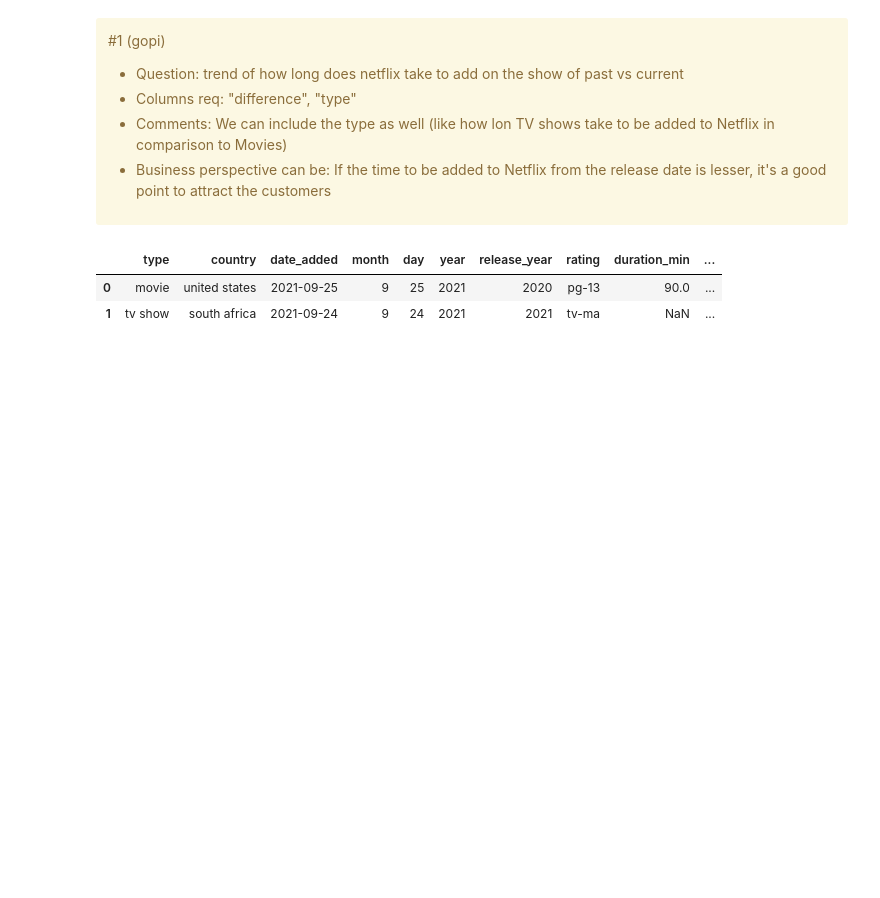
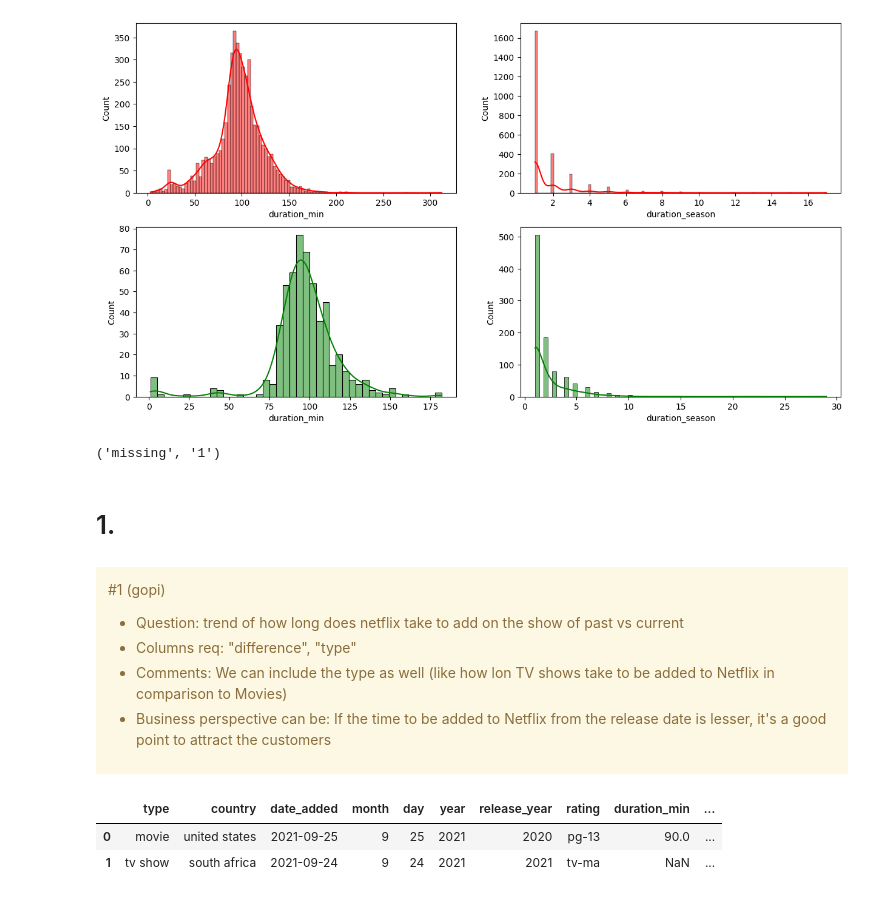
Before and after one commit to RickyMiura/Netflix-Hulu-EDA, a Jupyter notebook: plotting_gopi.ipynb, the cells around one changed output. Saved outputs shown, nothing was run; the diff lists cells and outputs as text; code cells hidden in the pictures; blank space fills up the shorter version.

```diff
--- a/plotting_gopi.ipynb
+++ b/plotting_gopi.ipynb
@@ -9,3 +80,25 @@ data = pd.read_csv("Netflix_cleaned_1.csv")
+# %%
+hulu['duration_season'].replace('na', np.nan, inplace=True)
+hulu['duration_min'].replace('missing', np.nan, inplace=True)
+# %%
+hulu['duration_min'] = hulu['duration_min'].astype(float)
+hulu['duration_season'] = hulu['duration_season'].astype(float)
+# %%
+fig, ax = plt.subplots(2,2,figsize=(15,8))
+sns.histplot(netflix['duration_min'], label='Netflix Movie', ax=ax[0][0], color='red', kde=True)
+sns.histplot(netflix['duration_season'], label='Netflix TV Show', ax=ax[0][1], color='red', kde=True)
+sns.histplot(hulu['duration_min'], label='Hulu Movie', ax=ax[1][0], color='green', kde=True)
+sns.histplot(hulu['duration_season'], label='Hulu TV Show', ax=ax[1][1], color='green', kde=True)
+
+plt.show()
+# %% [output]
+[figure, added]
+# %%
+max(hulu['duration_min']), min(hulu['duration_min'])
+# %% [output]
+('missing', '1')
+# %% [markdown]
+# 1.
 # %% [markdown]
 <div class="alert alert-block alert-warning">
 
```
Also changed, not shown: parts of 46 cells of this notebook, 9 other files.
